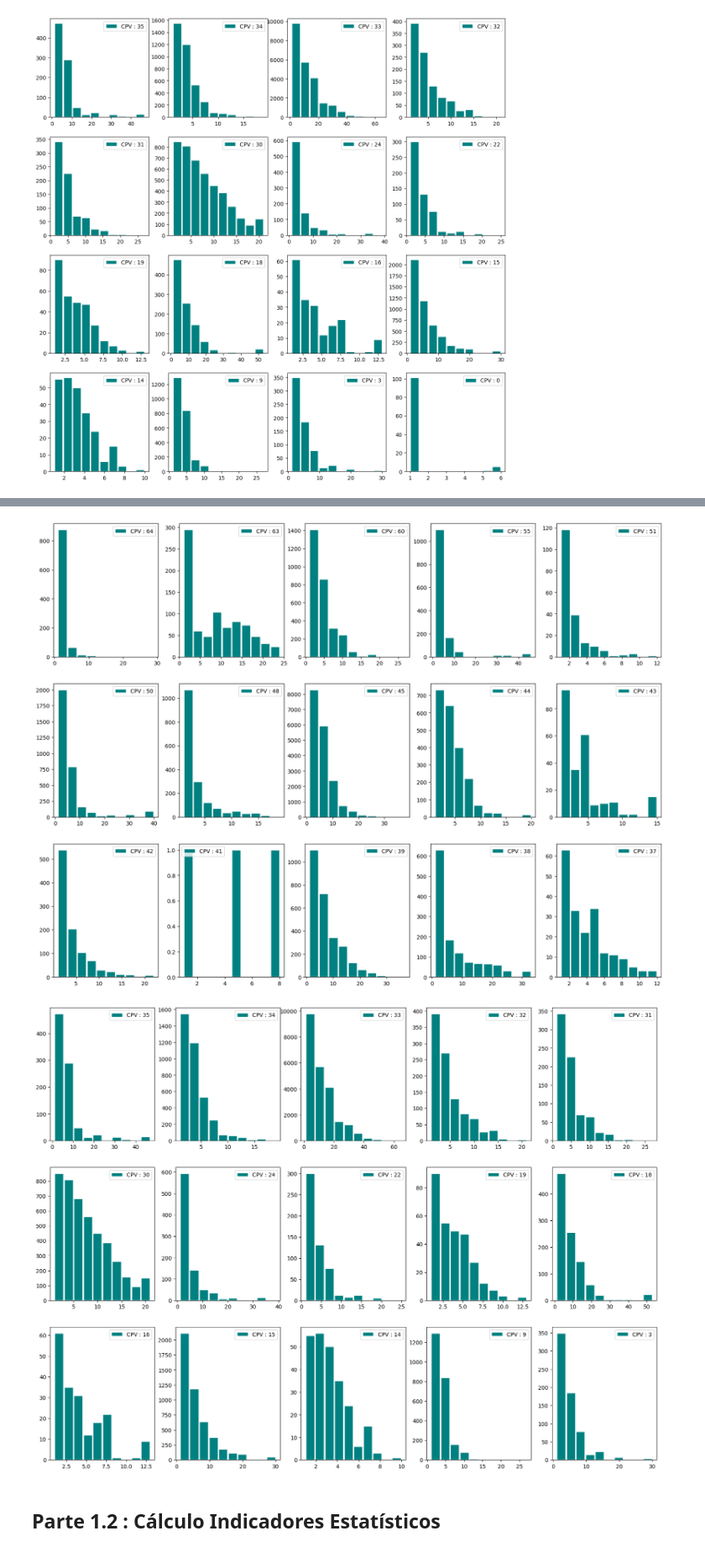
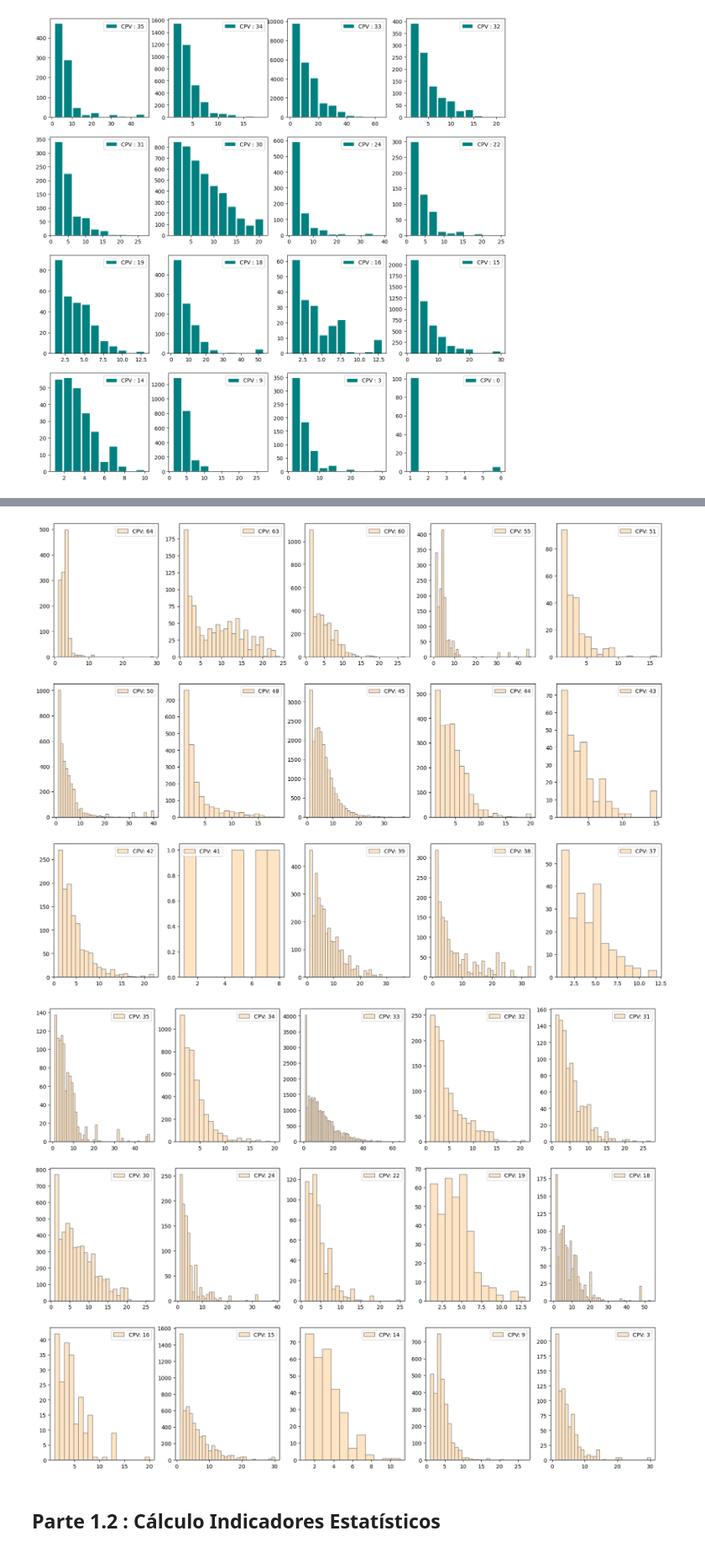
Before and after one commit to francisco-vpereira/ForceraIntership, a Jupyter notebook: forcera/scripts/notebooks/3. análise_final/flagR019.ipynb, the cells around one changed output, grey strips where cells are left out. Shown at 84% size. Saved outputs shown, nothing was run; the diff lists cells and outputs as text; code cells hidden in the pictures.

```diff
--- a/forcera/scripts/notebooks/3. análise_final/flagR019.ipynb
+++ b/forcera/scripts/notebooks/3. análise_final/flagR019.ipynb
@@ -62,7 +63,7 @@ data = pd.DataFrame(cur.fetchall())
 # %% [markdown]
 ## Parte 1.1 : Plot da distribuição de NEC
 # %%
-data = data.rename(columns={0:'cpv', 1:'id', 2:'nec'})
+data = data.rename(columns={0:'cpv', 1:'nec'})
 # %%
 data_sorted = data.sort_values(by=['nec'], ascending=[False])
 # %%
@@ -75,6 +76,7 @@ plt.show()
 data1 = data[data["cpv"] != 0]
 # %%
 CPV = data.iloc[:,0]
+CPV = np.sort(CPV.unique())[::-1]
 # %%
 figure, axis = plt.subplots(10, 3, figsize=(15,40))
 
@@ -114,8 +116,11 @@ for i in range(3):
     for j in range(5):
 
         ax = axis[i][j]
-        df = data1.loc[data1["cpv"] == CPV[counter], "nec"]
-        ax.hist(df, edgecolor='white', color='teal', rwidth=0.9, label = 'CPV : ' + str(int(CPV[counter])))
+        df = data.loc[data["cpv"] == CPV[counter], "nec"]
+
+        n_bins = np.max(np.unique(df))
+
+        ax.hist(df, bins = n_bins, edgecolor='gray', color='bisque', rwidth=1, label = 'CPV: ' + str(int(CPV[counter])))
         counter += 1
         ax.legend(loc = 'best')
 
@@ -132,33 +137,39 @@ for i in range(3):
     for j in range(5):
 
         ax = axis[i][j]
-        df = data1.loc[data1["cpv"] == CPV[counter], "nec"]
-        ax.hist(df, edgecolor='white', color='teal', rwidth=0.9, label = 'CPV : ' + str(int(CPV[counter])))
+        df = data.loc[data["cpv"] == CPV[counter], "nec"]
+
+        n_bins = np.max(np.unique(df))
+
+        ax.hist(df, bins = n_bins, edgecolor='gray', color='bisque', rwidth=1, label = 'CPV: ' + str(int(CPV[counter])))
         counter += 1
         ax.legend(loc = 'best')
 
 #plt.savefig('/home/francisco/MECAD/2º Ano/Estágio/tese/tese_pt/imagens/r019_hist2.png',dpi = 500 ,bbox_inches='tight')
 plt.show()
 # %% [output]
-[figure, old version]
+[figure, new version]
 # %%
 figure, axis = plt.subplots(3, 5, figsize=(20,15))
 
 counter = 30
 
 for i in range(3):
     for j in range(5):
 
         ax = axis[i][j]
-        df = data1.loc[data1["cpv"] == CPV[counter], "nec"]
-        ax.hist(df, edgecolor='white', color='teal', rwidth=0.9, label = 'CPV : ' + str(int(CPV[counter])))
+        df = data.loc[data["cpv"] == CPV[counter], "nec"]
+
+        n_bins = np.max(np.unique(df))
+
+        ax.hist(df, bins = n_bins, edgecolor='gray', color='bisque', rwidth=1, label = 'CPV: ' + str(int(CPV[counter])))
         counter += 1
         ax.legend(loc = 'best')
 
 #plt.savefig('/home/francisco/MECAD/2º Ano/Estágio/tese/tese_pt/imagens/r019_hist3.png',dpi = 500 ,bbox_inches='tight')
 plt.show()
 # %% [output]
-[figure, old version]
+[figure, new version]
 # %% [markdown]
 ## Parte 1.2 : Cálculo Indicadores Estatísticos
 # %%
```
Also changed, not shown: parts of 19 cells of this notebook, 1 other file.
